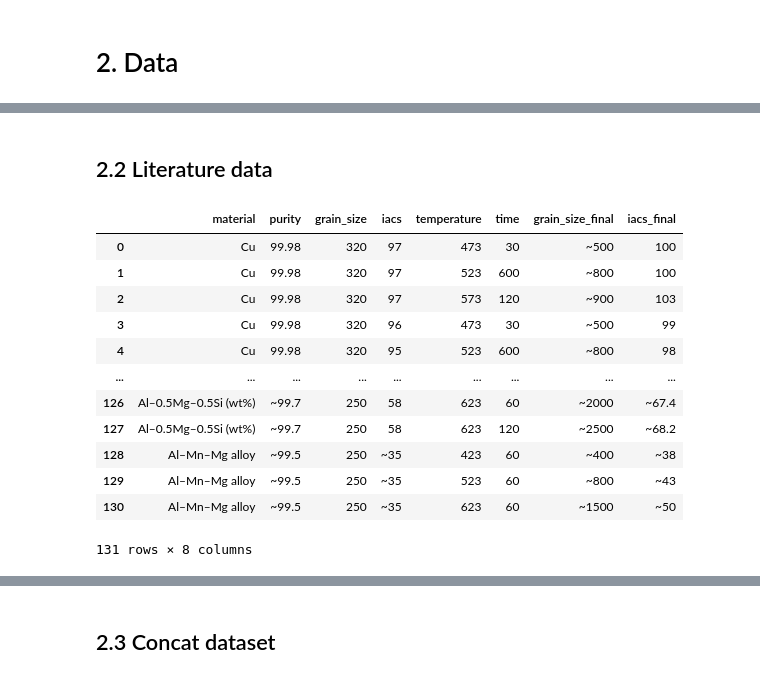
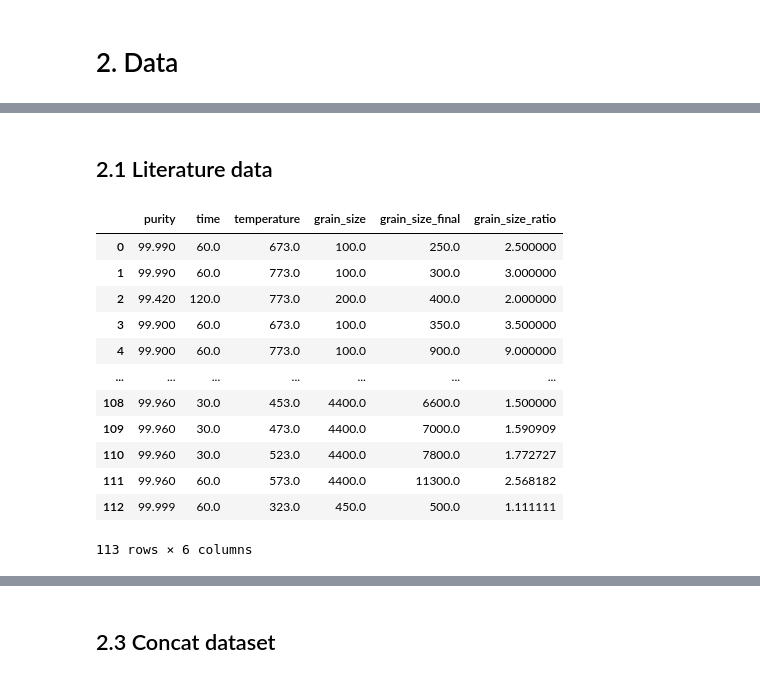
Before and after one commit to FelipeMFO-RM/uncertainty-aware-predictors, a Jupyter notebook: notebooks/modeling/annealing_grain-size.ipynb, the cells around one changed output, grey strips where cells are left out. Cells and saved outputs as stored; diff of their text form; code cells hidden in the pictures.

```diff
--- a/notebooks/modeling/annealing_grain-size.ipynb
+++ b/notebooks/modeling/annealing_grain-size.ipynb
@@ -137,23 +114,23 @@ df_schema
 # %% [markdown]
-## 2.2 Literature data
+## 2.1 Literature data
 # %%
 # Raw CSV.
-df_raw = pd.read_csv(os.path.join(varv.PATHS.data_raw, FILE_NAME))
+df_raw = pd.read_csv(os.path.join(varv.PATHS.data_processed, FILE_NAME))
 df_raw
 # %% [output]
-|  | material | purity | grain_size | iacs | temperature | time | grain_size_final | iacs_final |
-| 0 | Cu | 99.98 | 320 | 97 | 473 | 30 | ~500 | 100 |
-| 1 | Cu | 99.98 | 320 | 97 | 523 | 600 | ~800 | 100 |
-| 2 | Cu | 99.98 | 320 | 97 | 573 | 120 | ~900 | 103 |
-| 3 | Cu | 99.98 | 320 | 96 | 473 | 30 | ~500 | 99 |
-| 4 | Cu | 99.98 | 320 | 95 | 523 | 600 | ~800 | 98 |
-| ... | ... | ... | ... | ... | ... | ... | ... | ... |
-| 126 | Al–0.5Mg–0.5Si (wt%) | ~99.7 | 250 | 58 | 623 | 60 | ~2000 | ~67.4 |
-| 127 | Al–0.5Mg–0.5Si (wt%) | ~99.7 | 250 | 58 | 623 | 120 | ~2500 | ~68.2 |
-| 128 | Al–Mn–Mg alloy | ~99.5 | 250 | ~35 | 423 | 60 | ~400 | ~38 |
-| 129 | Al–Mn–Mg alloy | ~99.5 | 250 | ~35 | 523 | 60 | ~800 | ~43 |
-| 130 | Al–Mn–Mg alloy | ~99.5 | 250 | ~35 | 623 | 60 | ~1500 | ~50 |
+|  | purity | time | temperature | grain_size | grain_size_final | grain_size_ratio |
+| 0 | 99.990 | 60.0 | 673.0 | 100.0 | 250.0 | 2.500000 |
+| 1 | 99.990 | 60.0 | 773.0 | 100.0 | 300.0 | 3.000000 |
+| 2 | 99.420 | 120.0 | 773.0 | 200.0 | 400.0 | 2.000000 |
+| 3 | 99.900 | 60.0 | 673.0 | 100.0 | 350.0 | 3.500000 |
+| 4 | 99.900 | 60.0 | 773.0 | 100.0 | 900.0 | 9.000000 |
+| ... | ... | ... | ... | ... | ... | ... |
+| 108 | 99.960 | 30.0 | 453.0 | 4400.0 | 6600.0 | 1.500000 |
+| 109 | 99.960 | 30.0 | 473.0 | 4400.0 | 7000.0 | 1.590909 |
+| 110 | 99.960 | 30.0 | 523.0 | 4400.0 | 7800.0 | 1.772727 |
+| 111 | 99.960 | 60.0 | 573.0 | 4400.0 | 11300.0 | 2.568182 |
+| 112 | 99.999 | 60.0 | 323.0 | 450.0 | 500.0 | 1.111111 |
-131 rows × 8 columns
+113 rows × 6 columns
 # %%
 # Cast to float and keep the schema columns. Unlike the IACS/UTS datasets,
 # this CSV has no "material"/"DOI" columns, so element labelling and ratio
```
Also changed, not shown: parts of 39 cells of this notebook, 1 other file.
